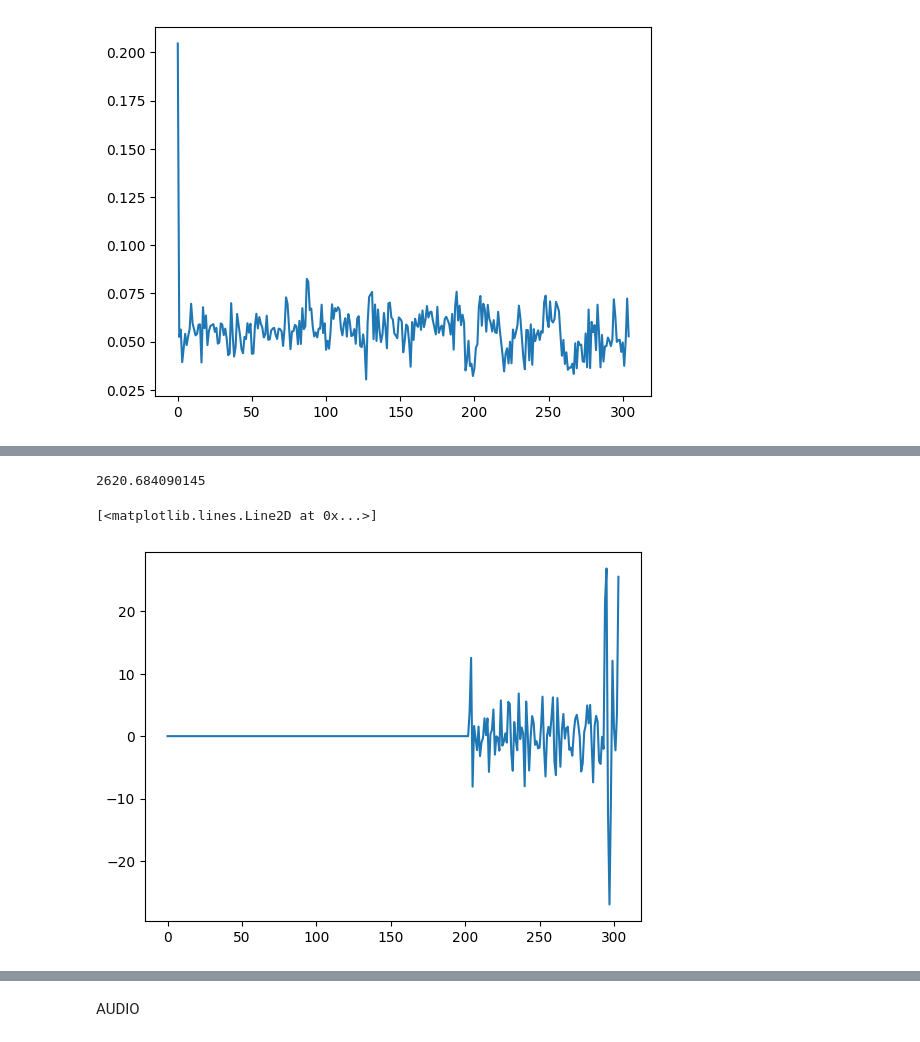
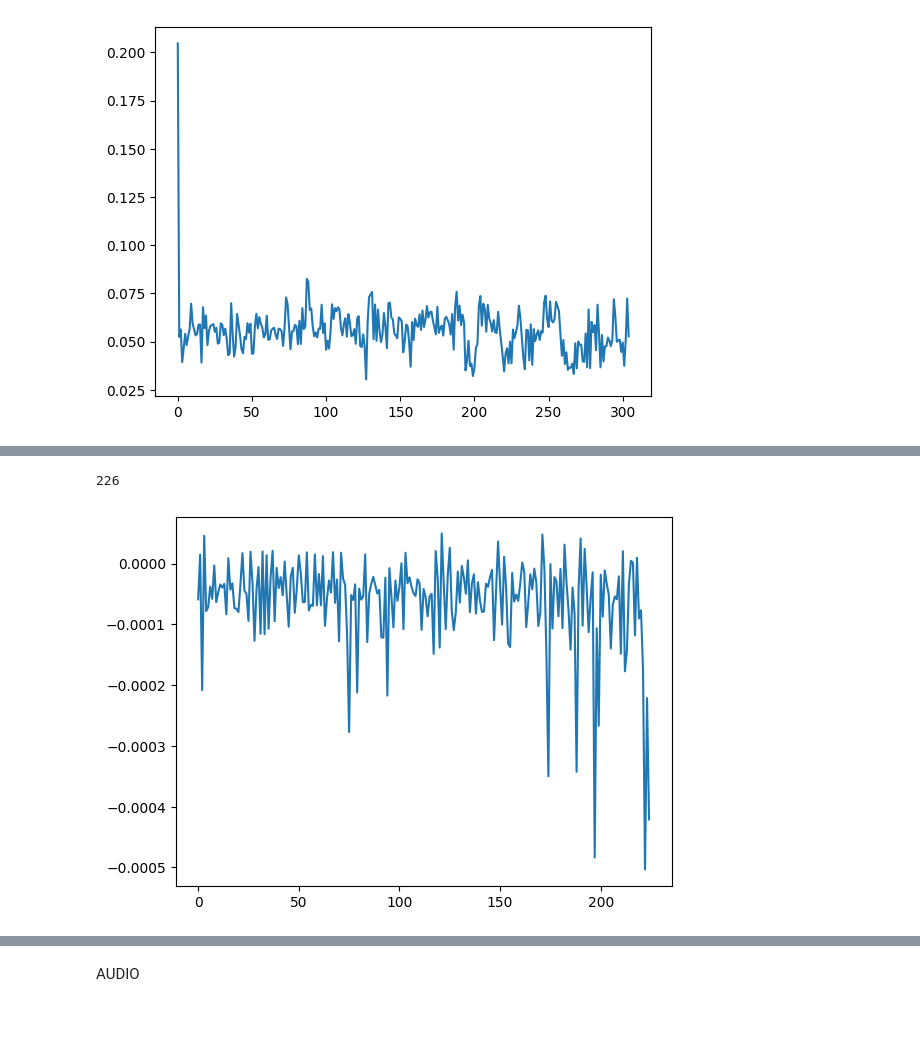
Before and after one commit to edwardyan95/ibllib, a Jupyter notebook: examples/EY_sync_data.ipynb, the cells around one changed output, grey strips where cells are left out. Saved outputs shown, nothing was run; the diff lists cells and outputs as text; code cells hidden in the pictures.

```diff
--- a/examples/EY_sync_data.ipynb
+++ b/examples/EY_sync_data.ipynb
@@ -45,6 +45,3 @@ trials['table']
 | 303 | 2098.380199 | 2136.906901 | 2099.050499 | 2099.017899 | 2133.359399 | -1 | ... |
 | 304 | 2138.442400 | 2173.740902 | 2138.985500 | 2138.954900 | 2170.179300 | -1 | ... |
 305 rows × 17 columns
-# %%
-trials['table']['vis_stimOn_times'] = np.where(trials['table']['modality']==0,trials['table']['stimOn_times'],np.nan)
-trials['table']['aud_stimOn_times'] = np.where(trials['table']['modality']==1,trials['table']['stimOn_times'],np.nan)
@@ -79,0 +53,11 @@ bpod_trials = rawio.load_data(session_path, task_collection='raw_behavior_data')
+# %%
+trials['table']['stimOn_times'] = np.where(trials['table']['stimOn_times'] < trials['table']['stimOnTrigger_times'],trials['table']['stimOnTrigger_times']+0.06,trials['table']['stimOn_times'])
+# trials['table']['vis_stimOn_times'] = np.where(trials['table']['modality']==0,trials['table']['stimOnTrigger_times'],np.nan)
+# trials['table']['vis_stimOn_times'] = trials['table']['vis_stimOn_times']+0.06
+trials['table']['vis_stimOn_times'] = np.where(trials['table']['modality']==0,trials['table']['stimOn_times'],np.nan)
+
+
+trials['table']['aud_stimOn_times'] = np.where(trials['table']['modality']==1,trials['table']['stimOnTrigger_times'],np.nan)
+trials['table']['aud_stimOn_times'] = trials['table']['aud_stimOn_times']+np.median(trials['table']['ruleCue_times']-trials['table']['ruleCueTrigger_times'])
+trials['table'].loc[trials['table']['feedbackType']==-1,'feedback_times'] = trials['table'].loc[trials['table']['feedbackType']==-1,'feedback_times']+np.median(trials['table']['ruleCue_times']-trials['table']['ruleCueTrigger_times'])
+trials['table']
@@ -80,5 +78,5 @@ bpod_trials = rawio.load_data(session_path, task_collection='raw_behavior_data')
 # %%
-frames_metadata_export_folder = r'Z:\TM_Lab\Edward\Cerebellum_Imaging\Pcp2-jgcamp8m\J_L2\20241118\arm2'
+frames_metadata_export_folder = r'Z:\TM_Lab\Edward\Cerebellum_Imaging\Pcp2-jgcamp8m\A_L2\20241018\arm2'
 frames_metadata_export_path = os.path.join(frames_metadata_export_folder, 'ca_img_frames_metadata.json')
 img_path = find_tif_file(frames_metadata_export_folder)
 try:
@@ -170,16 +168,15 @@ len(auxTrigger)
-# %%
-frame_time[-1]
-# %% [output]
-2620.684090145
+# %%
+len(trials['table'])
+# %% [output]
+226
 # %%
 ruleCue_times = np.array(trials['table']['ruleCue_times'])
 # %%
-realTriggers = auxTrigger[0:]
+realTriggers = auxTrigger[3:]
 plt.plot(np.diff(ruleCue_times)-np.diff(realTriggers[:len(ruleCue_times)]))
-#assert(all(np.diff(ruleCue_times)-np.diff(realTriggers[:len(ruleCue_times)]) < 0.001))
+assert(all(np.diff(ruleCue_times)-np.diff(realTriggers[:len(ruleCue_times)]) < 0.001))
 # %% [output]
-[<matplotlib.lines.Line2D at 0x...>]
-[figure, old version]
+[figure, new version]
 # %%
 np.where(np.diff(ruleCue_times)-np.diff(realTriggers[:len(ruleCue_times)]) > 0.001)[0]
 # %% [output]
```
Also changed, not shown: parts of 25 cells of this notebook, 9 other files.
